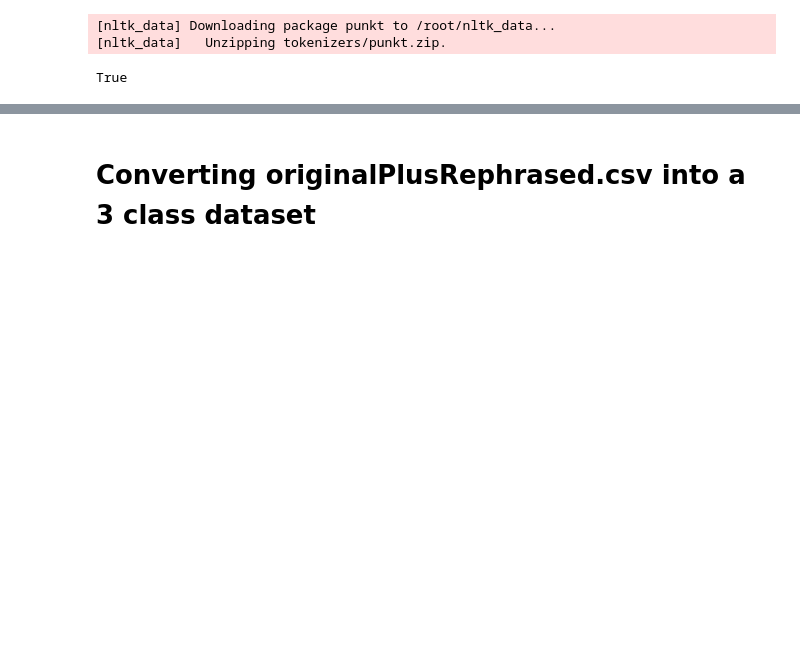
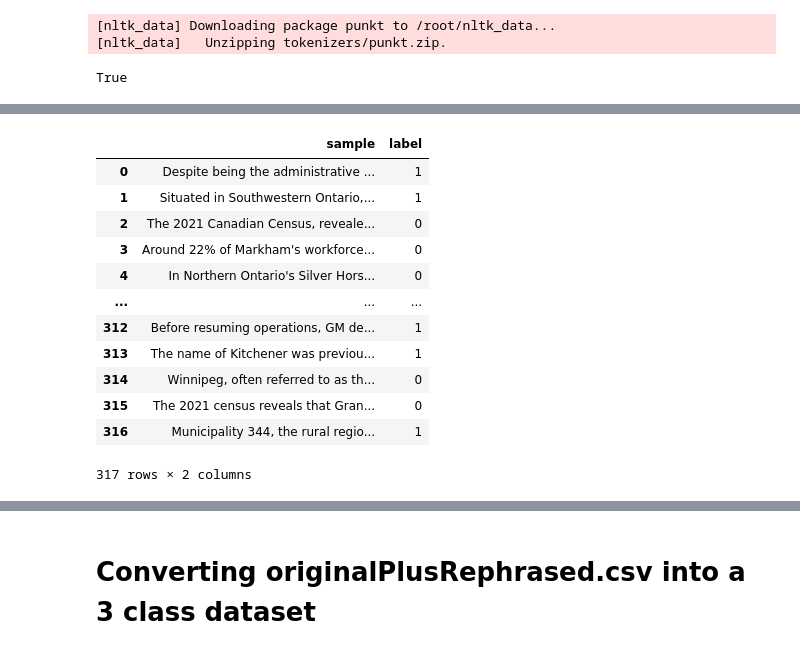
Before and after one commit to ece1786-2023/HonestEye, a Jupyter notebook: ECE1786_HonestEye.ipynb, the cells around one changed output, grey strips where cells are left out. Drawn from its saved outputs; the diff is of its cells as text; code cells hidden in the pictures; blank space fills up the shorter version.

```diff
--- a/ECE1786_HonestEye.ipynb
+++ b/ECE1786_HonestEye.ipynb
@@ -200,9 +279,6 @@ dataset = dataset[half:]
 # %%
-# Change sentences into falsehoods/lies using GPT4 API
-# Resulting data will be used as samples and labeled as "0" for False in the dataset.csv
-
 def gptRequest(input):
-  api_key = ""
+  api_key = "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"
   prompt = "Reverse the meaning of the input sentence. For example, Input is \"Toronto is the most populous city in Canada and the capital city of the Canadian province of Ontario\" and the desired output would be: \"Toronto is the least populous city in Canada\". Try to be creative and change different part of the sentence to reach the goal."
   client = OpenAI(api_key=api_key)
 
@@ -225,12 +308,13 @@ negdf.to_csv(path+'negdataset.csv', header=False)''' # Ran once, to save first c
 # %%
-# Grab both positive/negative datasets and merge together
+import pandas as pd
+
 ndf = pd.read_csv(path+'negdataset.csv')
 
 for i in range(len(ndf)):
   if i==0:
-    odf = pd.DataFrame({'sample': [ndf["Sample, no., 0"][i][:-3]] , 'label': [int(ndf["Sample, no., 0"][i][-1])]})
+    odf = pd.DataFrame({'sample': [ndf["I'm sorry, I cannot reverse the meaning of the input sentence as it does not provide a clear context or meaning., 0"][i][:-3]] , 'label': [int(ndf["I'm sorry, I cannot reverse the meaning of the input sentence as it does not provide a clear context or meaning., 0"][i][-1])]})
   else:
-    t = pd.DataFrame({'sample': [ndf["Sample, no., 0"][i][:-3]] , 'label': [int(ndf["Sample, no., 0"][i][-1])]})
+    t = pd.DataFrame({'sample': [ndf["I'm sorry, I cannot reverse the meaning of the input sentence as it does not provide a clear context or meaning., 0"][i][:-3]] , 'label': [int(ndf["I'm sorry, I cannot reverse the meaning of the input sentence as it does not provide a clear context or meaning., 0"][i][-1])]})
     odf = pd.concat([odf, t], ignore_index=True)
 
 
@@ -257,16 +323,0 @@ def replaceGPT(input):
-# %%
-# Convert the newDataset.csv into a dataframe
-newDataset = pd.read_csv(path+'newDataset.csv')
-
-portion = newDataset.sample(frac = 1)
-portion = portion.reset_index(drop=True)
-
-for i, sentence in enumerate(portion["sample"]):
-  if i==0:
-    replaced = pd.DataFrame({'sample': [replaceGPT(sentence)] , 'label': [int(portion["label"][i])]})
-  else:
-    t = pd.DataFrame({'sample': [replaceGPT(sentence)] , 'label': [int(portion["label"][i])]})
-    replaced = pd.concat([replaced, t], ignore_index=True)
-
-replaced.to_csv(path+'replaced.csv', index=False)
-replaced # Used to create more data
@@ -355,15 +424,29 @@ def rephrase(input):
 # %%
-'''portion = newDataset.sample(frac = 1)
+portion = newDataset.sample(frac = 1)
 portion = portion[:math.floor(len(newDataset)/2)]
 portion = portion.reset_index(drop=True)
 
 for i, sentence in enumerate(portion["sample"]):
   if i==0:
     rephrased = pd.DataFrame({'sample': [rephrase(sentence)] , 'label': [int(portion["label"][i])]})
   else:
     t = pd.DataFrame({'sample': [rephrase(sentence)] , 'label': [int(portion["label"][i])]})
     rephrased = pd.concat([rephrased, t], ignore_index=True)
 
 rephrased.to_csv(path+'rephrased.csv', index=False)
-rephrased''' # Used to create more data
+rephrased # Used to create more data
+# %% [output]
+|  | sample | label |
+| 0 | Despite being the administrative ... | 1 |
+| 1 | Situated in Southwestern Ontario,... | 1 |
+| 2 | The 2021 Canadian Census, reveale... | 0 |
+| 3 | Around 22% of Markham's workforce... | 0 |
+| 4 | In Northern Ontario's Silver Hors... | 0 |
+| ... | ... | ... |
+| 312 | Before resuming operations, GM de... | 1 |
+| 313 | The name of Kitchener was previou... | 1 |
+| 314 | Winnipeg, often referred to as th... | 0 |
+| 315 | The 2021 census reveals that Gran... | 0 |
+| 316 | Municipality 344, the rural regio... | 1 |
+317 rows × 2 columns
 # %%
```
Also changed, not shown: parts of 66 cells of this notebook, 2 other files.
